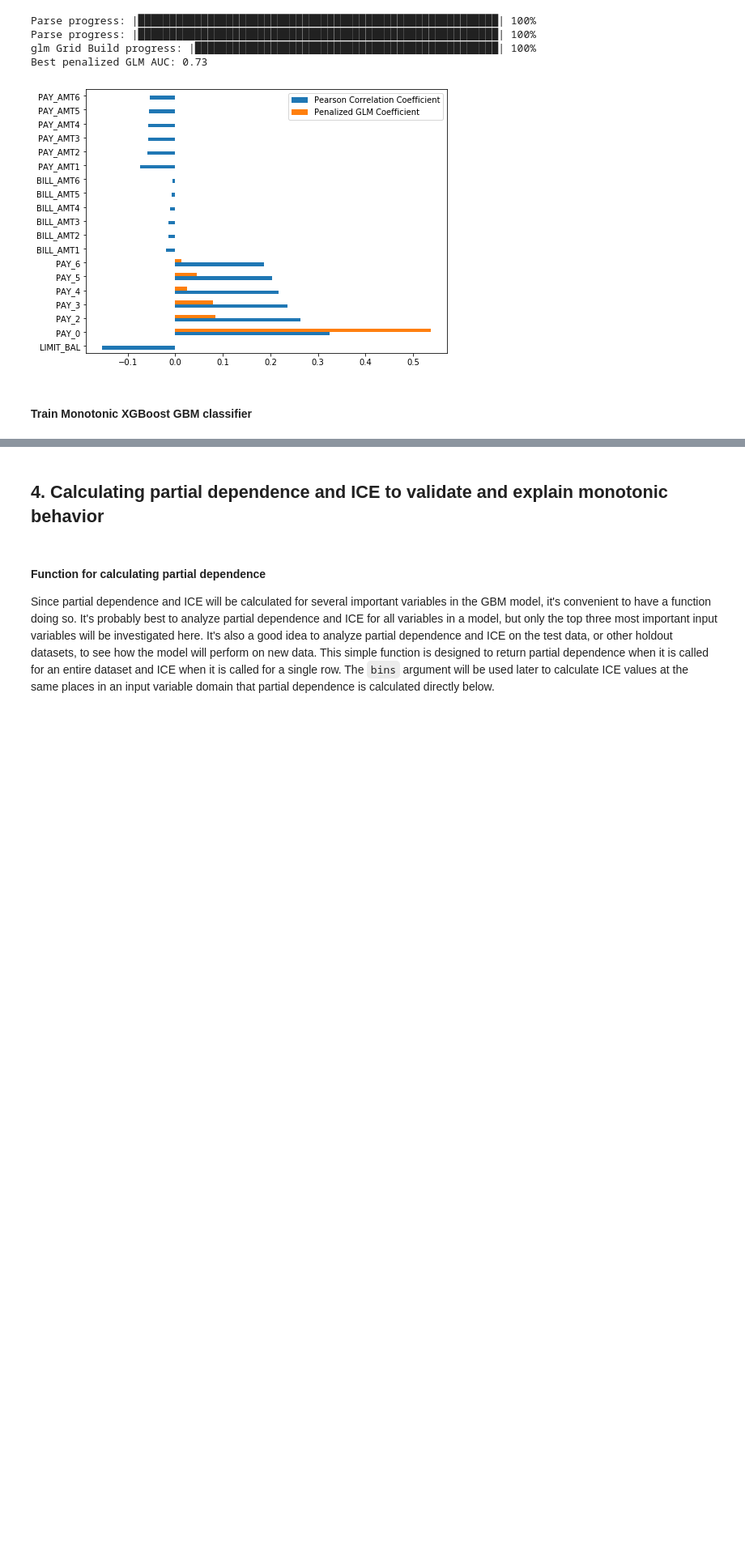
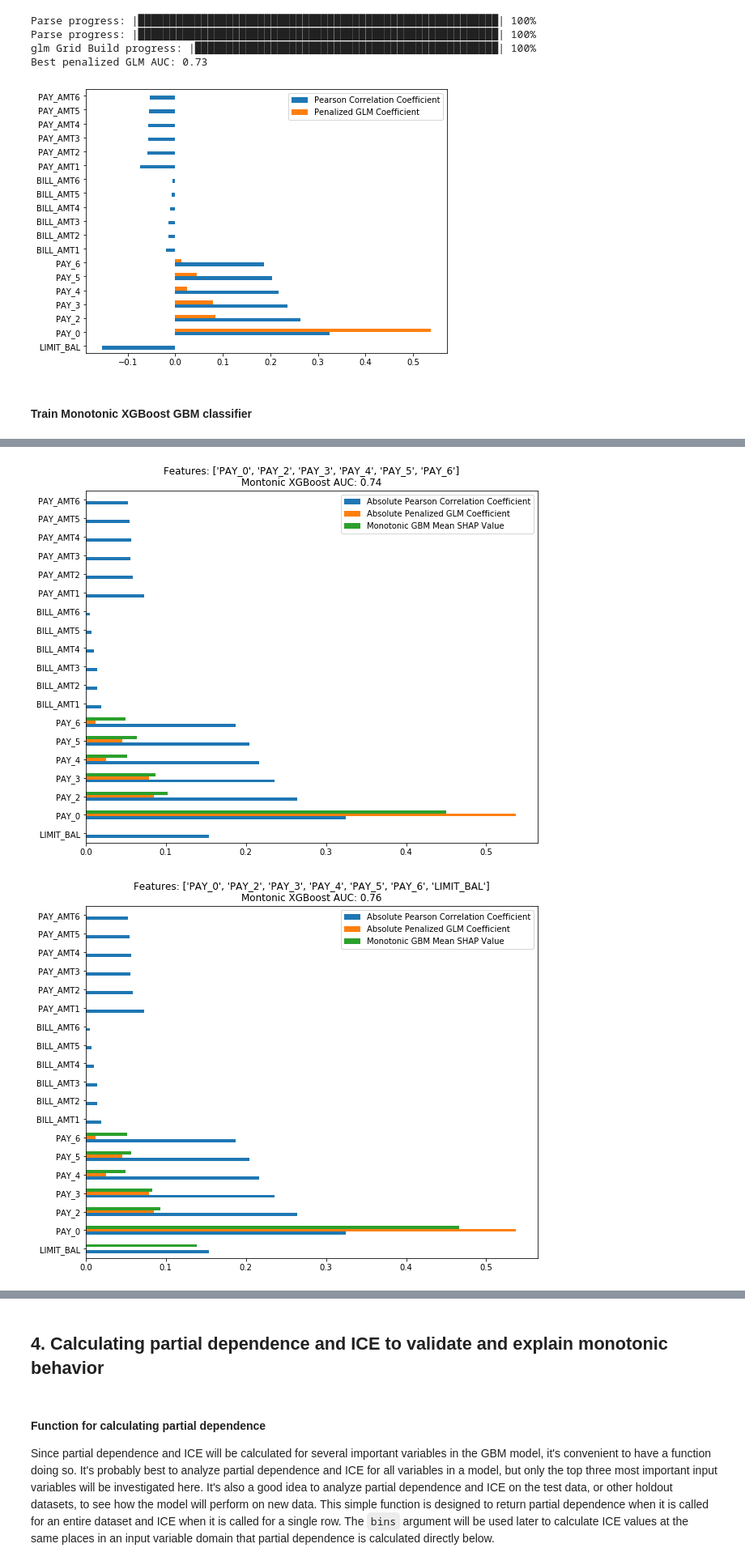
Before and after one commit to jphall663/interpretable_machine_learning_with_python, a Jupyter notebook: glm_mgbm_gbm.ipynb, the cells around one changed output, grey strips where cells are left out. Shown: that part at 81% size. Cells and saved outputs as stored; diff of their text form; code cells hidden in the pictures; blank space fills up the shorter version.

```diff
--- a/glm_mgbm_gbm.ipynb
+++ b/glm_mgbm_gbm.ipynb
@@ -293,0 +279,67 @@ Series.base is deprecated and will be removed in a future version
+# %%
+#### initialize data structures needed to compare correlation coefficients,
+# penalized glm coefficients, and MGBM Shapley values
+# as features are added into the MGBM
+
+# create a list of features to add into MGBM expectation
+# list is ordered by correlation between X_j and y
+abs_corr = corr.copy(deep=True)
+abs_corr['Pearson Correlation Coefficient'] = corr['Pearson Correlation Coefficient'].abs()
+X_selected = ['PAY_0', 'PAY_2', 'PAY_3', 'PAY_4', 'PAY_5', 'PAY_6']
+next_list = [name for name in list(abs_corr.sort_values(by='Pearson Correlation Coefficient',
+                                                        ascending=False).index) if name not in X_selected]
+
+# create a Pandas DataFrame to store new MGBM SHAP values
+# for comparison to correlation and penalized gbm coefficients
+abs_corr_glm_mgbm_shap = corr_glm.copy(deep=True).abs()
+abs_corr_glm_mgbm_shap.columns = ['Absolute ' + name for name in abs_corr_glm_mgbm_shap.columns]
+abs_corr_glm_mgbm_shap['Monotonic GBM Mean SHAP Value'] = 0
+
+# init empty parallel lists to store results
+mgbm_models = []
+corr_glm_mgbm_shap_coefs = []
+
+#### train multiple MGBMs
+# each time adding in the next most y-correlated feature
+for j, name in enumerate(next_list):
+
+    # create monotonicity contraints for the current model
+    names = list(test[X_selected + [y]].corr()[y].index)[:-1]
+    signs = list([int(i) for i in np.sign(test[X_selected + [y]].corr()[y].values[:-1])])
+    mc = dict(zip(names, signs))
+    #print(mc)
+
+    # convert training and test data to h2o format
+    # necessary to ensure ordering of Shapley values matches X_selected
+    htrain = h2o.H2OFrame(train[X_selected + [y]])
+    htrain[y] = htrain[y].asfactor()
+    htest = h2o.H2OFrame(test[X_selected + [y]])
+
+    # train model and calculate Shapley values
+    mgbm_models.append(mgbm_grid(X_selected, mc))
+    shap_values = mgbm_models[j].predict_contributions(htest).as_data_frame().values[:,:-1]
+    #print(mgbm_models[j])
+    #print(shap_values)
+
+    # update Pandas dataframe with current model Shapley values
+    col = pd.DataFrame({'Monotonic GBM Mean SHAP Value':
+                        list(np.abs(shap_values).mean(axis=0))}, index=X_selected) # <- index appears wrong!!!
+    abs_corr_glm_mgbm_shap.update(col)
+    corr_glm_mgbm_shap_coefs.append(abs_corr_glm_mgbm_shap)
+    #print(col)
+    #print(corr_glm_mgbm_shap_coefs[j])
+
+    # retrieve AUC and print progress
+    auc_ = mgbm_models[j].auc(valid=True)
+    print('Completed grid search %i/%i with AUC: %.2f ...\n' % (j+1, len(next_list), auc_))
+
+    # plot results
+    title_ = 'Features: {x}\nMontonic XGBoost AUC: {auc:.2f}'.format(x=str(X_selected), auc=auc_)
+    fig, ax_ = plt.subplots(figsize=(10, 8))
+    _ = corr_glm_mgbm_shap_coefs[j].plot(kind='barh', ax=ax_, title=title_)
+
+    # add the next feature for the next modeling iteration
+    X_selected = X_selected + [next_list[j]]
+
+print('Done.')
+# %% [output]
@@ -293,0 +363,2 @@ Series.base is deprecated and will be removed in a future version
+[figure, added]
+[figure, added]
```
Also changed, not shown: parts of 5 cells of this notebook.
